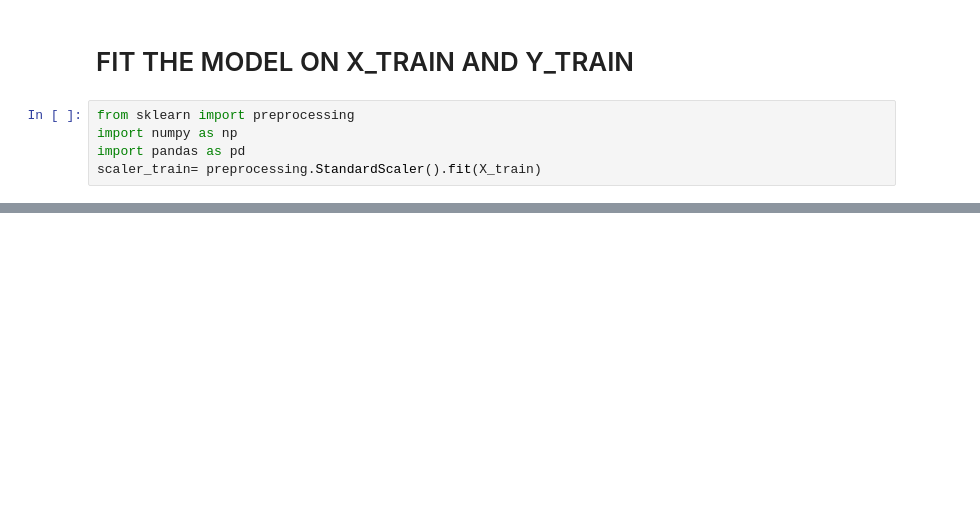
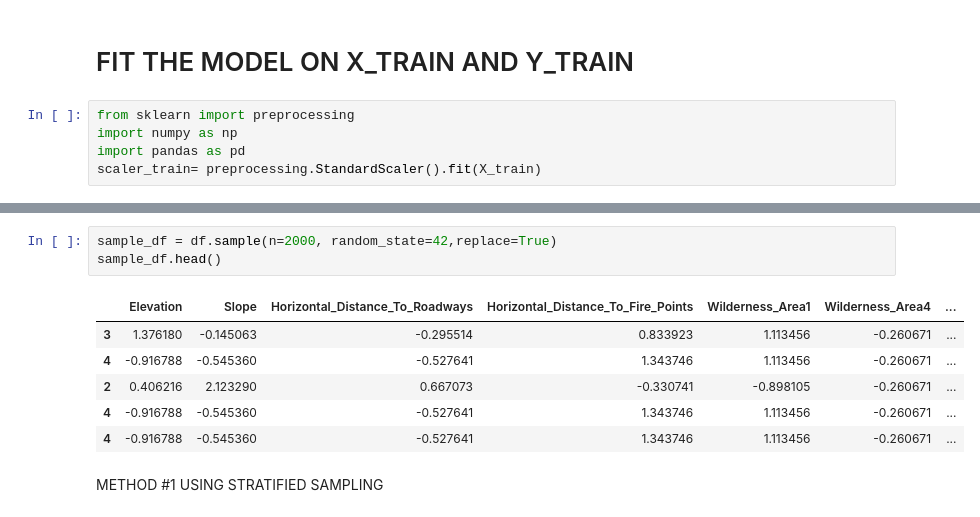
Before and after one commit to gredy/2021Z-DataVisualizationTechniques, a Jupyter notebook: PROJECT_3_FOREST_.ipynb, the cells around one changed output, grey strips where cells are left out. Drawn from its saved outputs; the diff is of its cells as text; blank space fills up the shorter version.

```diff
--- a/PROJECT_3_FOREST_.ipynb
+++ b/PROJECT_3_FOREST_.ipynb
@@ -207,0 +453,12 @@ LogisticRegression(max_iter=400, solver='saga')
+# %%
+sample_df = df.sample(n=2000, random_state=42,replace=True)
+sample_df.head()
+# %% [output]
+|  | Elevation | Slope | Horizontal_Distance_To_Roadways | Horizontal_Distance_To_Fire_Points | Wilderness_Area1 | Wilderness_Area4 | ... |
+| 3 | 1.376180 | -0.145063 | -0.295514 | 0.833923 | 1.113456 | -0.260671 | ... |
+| 4 | -0.916788 | -0.545360 | -0.527641 | 1.343746 | 1.113456 | -0.260671 | ... |
+| 2 | 0.406216 | 2.123290 | 0.667073 | -0.330741 | -0.898105 | -0.260671 | ... |
+| 4 | -0.916788 | -0.545360 | -0.527641 | 1.343746 | 1.113456 | -0.260671 | ... |
+| 4 | -0.916788 | -0.545360 | -0.527641 | 1.343746 | 1.113456 | -0.260671 | ... |
+# %% [markdown]
+METHOD #1  USING STRATIFIED SAMPLING
```
Also changed, not shown: parts of 33 cells of this notebook.
